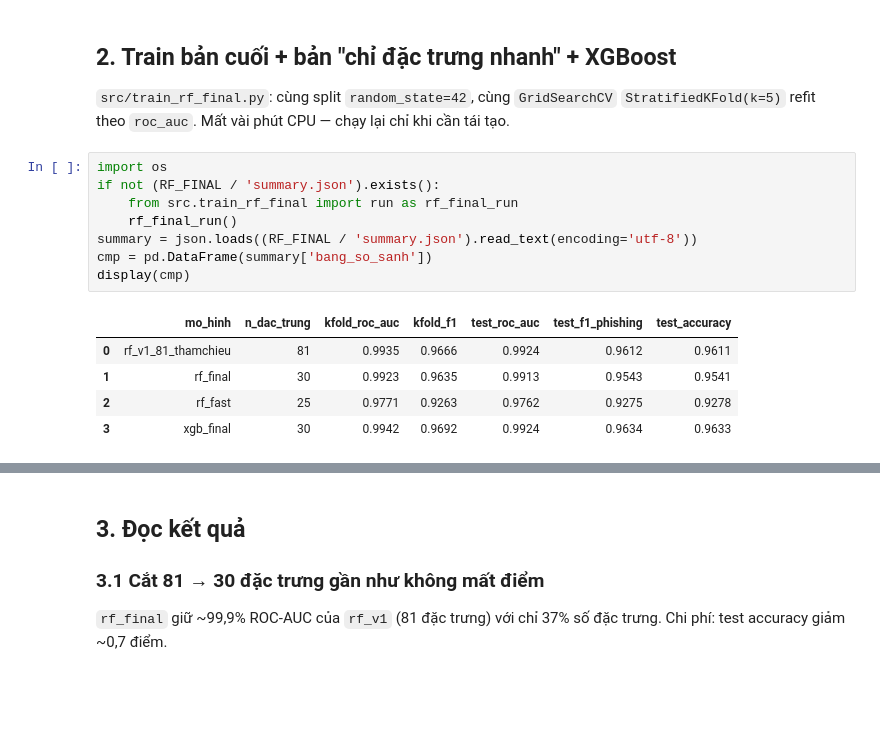
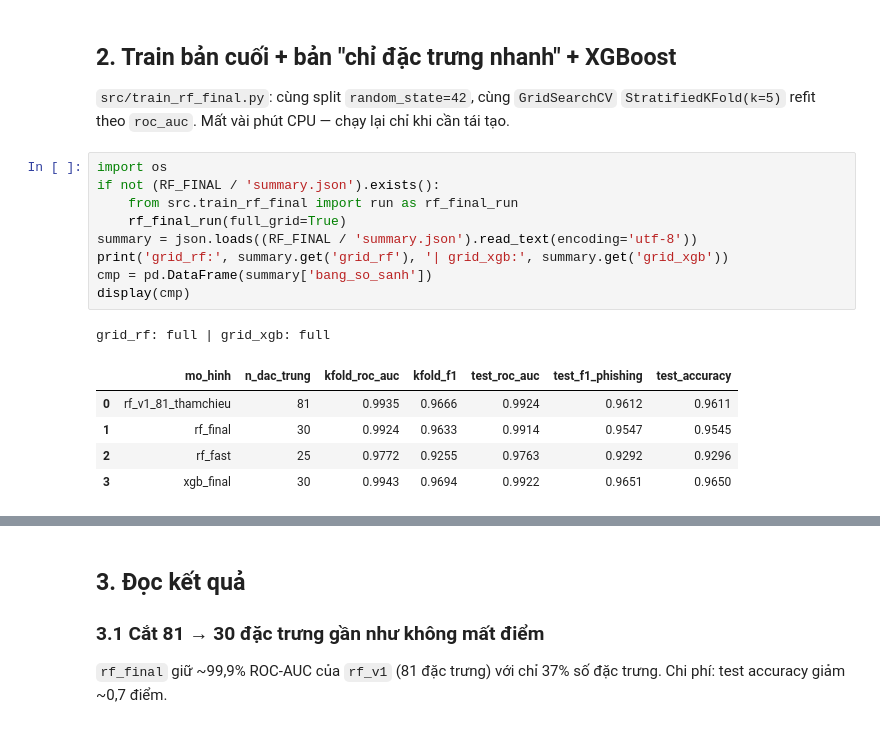
Before and after one commit to Harry1211-web/Detecting-URL-Phising-with-LLM-pipline, a Jupyter notebook: notebooks/03_feature_selection_rf_final.ipynb, the cells around one changed output, grey strips where cells are left out. Saved outputs shown, nothing was run; the diff lists cells and outputs as text; blank space fills up the shorter version.

```diff
--- a/notebooks/03_feature_selection_rf_final.ipynb
+++ b/notebooks/03_feature_selection_rf_final.ipynb
@@ -91,17 +91,19 @@ print(); print(len(FAST_FEATURES_FINAL), 'đặc trưng FAST'); print(list(FAST_
 # %%
 import os
 if not (RF_FINAL / 'summary.json').exists():
     from src.train_rf_final import run as rf_final_run
-    rf_final_run()
+    rf_final_run(full_grid=True)
 summary = json.loads((RF_FINAL / 'summary.json').read_text(encoding='utf-8'))
+print('grid_rf:', summary.get('grid_rf'), '| grid_xgb:', summary.get('grid_xgb'))
 cmp = pd.DataFrame(summary['bang_so_sanh'])
 display(cmp)
 # %% [output]
+grid_rf: full | grid_xgb: full
 |  | mo_hinh | n_dac_trung | kfold_roc_auc | kfold_f1 | test_roc_auc | test_f1_phishing | test_accuracy |
 | 0 | rf_v1_81_thamchieu | 81 | 0.9935 | 0.9666 | 0.9924 | 0.9612 | 0.9611 |
-| 1 | rf_final | 30 | 0.9923 | 0.9635 | 0.9913 | 0.9543 | 0.9541 |
-| 2 | rf_fast | 25 | 0.9771 | 0.9263 | 0.9762 | 0.9275 | 0.9278 |
-| 3 | xgb_final | 30 | 0.9942 | 0.9692 | 0.9924 | 0.9634 | 0.9633 |
+| 1 | rf_final | 30 | 0.9924 | 0.9633 | 0.9914 | 0.9547 | 0.9545 |
+| 2 | rf_fast | 25 | 0.9772 | 0.9255 | 0.9763 | 0.9292 | 0.9296 |
+| 3 | xgb_final | 30 | 0.9943 | 0.9694 | 0.9922 | 0.9651 | 0.9650 |
 # %%
 for name in ['fig_so_sanh_mo_hinh.png', 'fig_final_vs_fast_roc.png', 'fig_final_importances.png']:
     p = RF_FINAL / name
```
Also changed, not shown: parts of 5 cells of this notebook, 8 other files.
